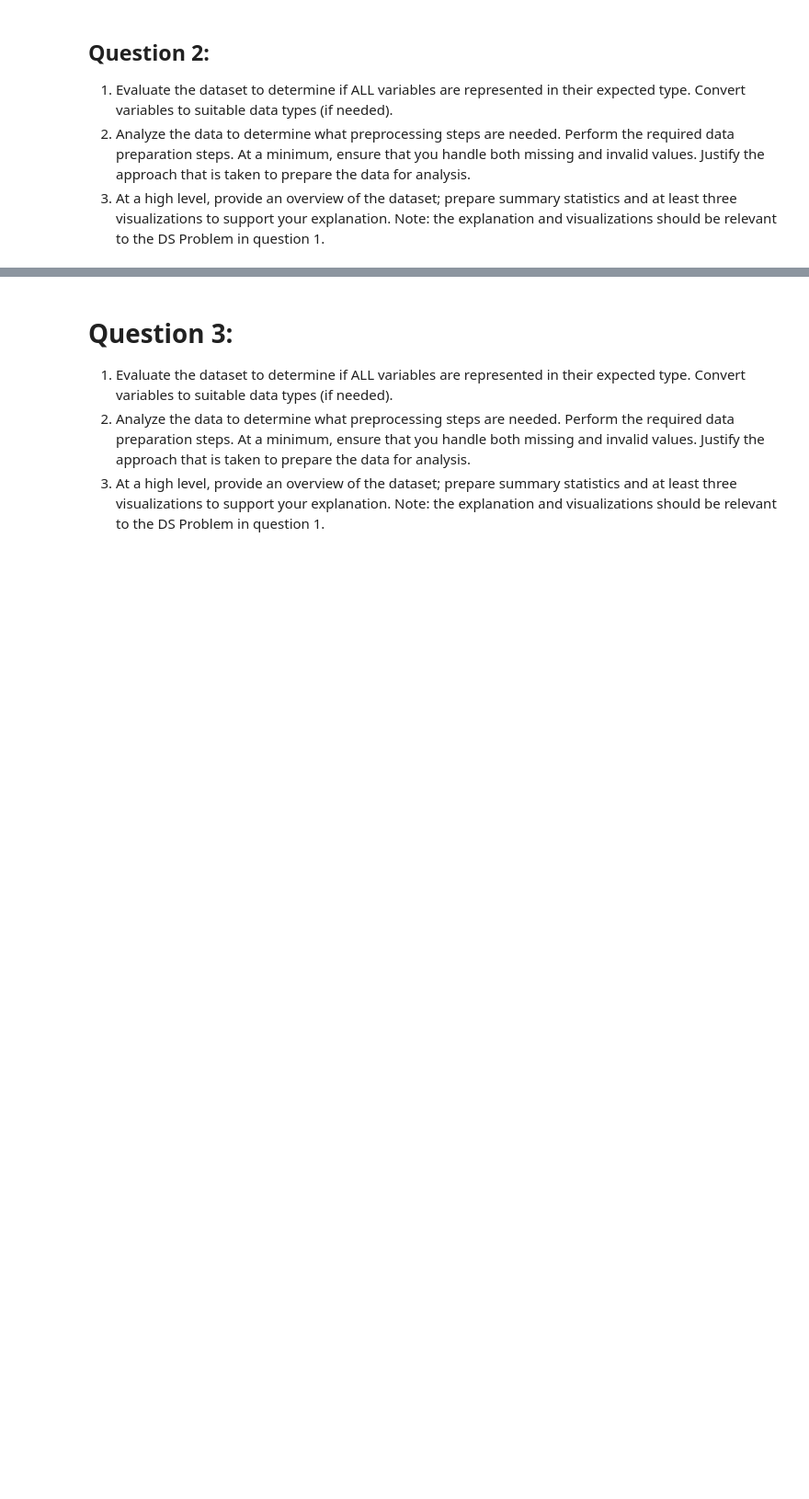
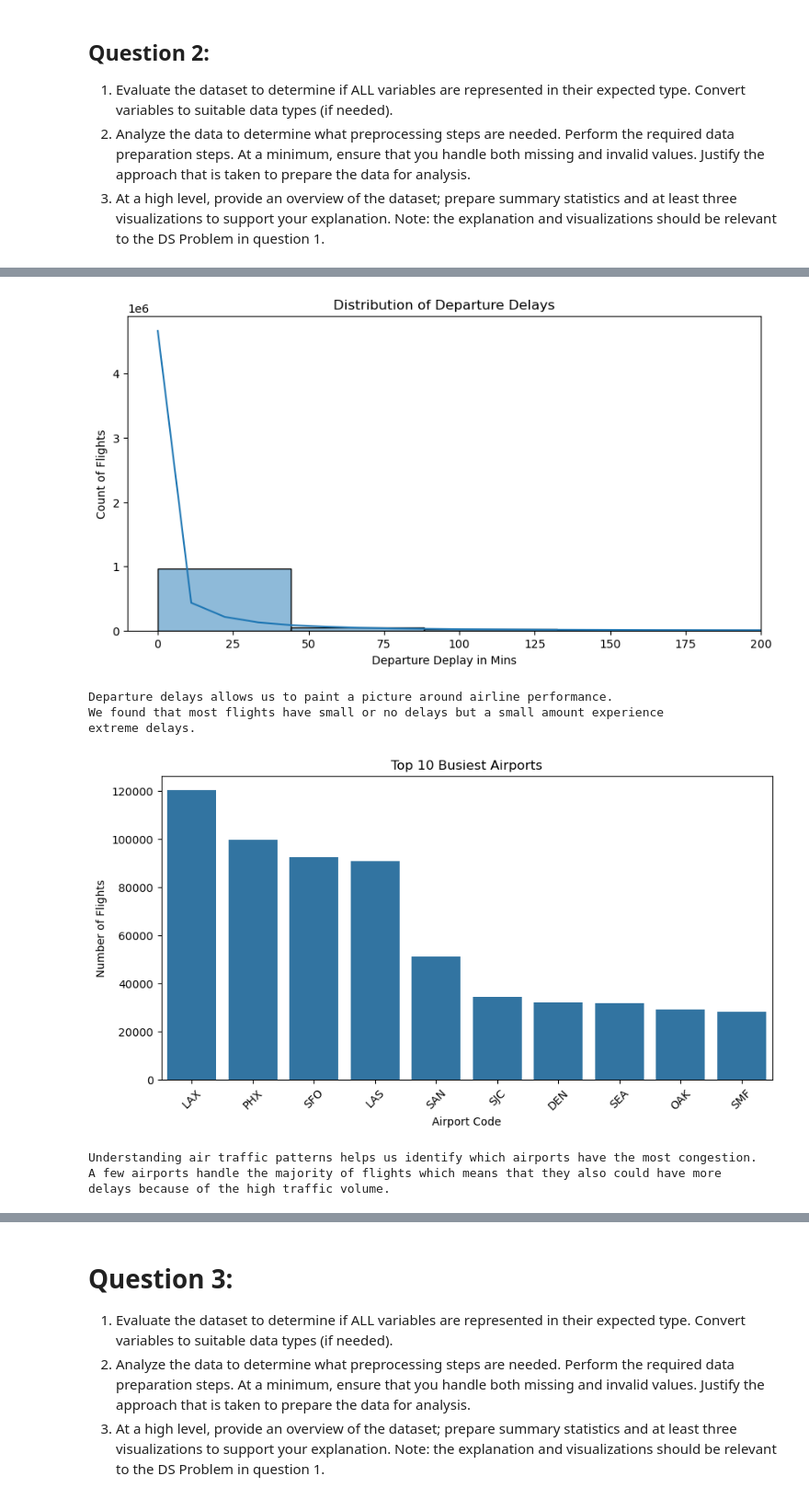
Before and after one commit to MatthewRTung/DS3000-Practicum-1, a Jupyter notebook: DS3000.Practicum1.ipynb, the cells around one changed output, grey strips where cells are left out. Shown: that part at 92% size. Cells and saved outputs as stored; diff of their text form; code cells hidden in the pictures; blank space fills up the shorter version.

```diff
--- a/DS3000.Practicum1.ipynb
+++ b/DS3000.Practicum1.ipynb
@@ -46,0 +47,2 @@ The problem that we have is about exploratory data analysis as well as inferenti
+# %%
+df = pd.read_csv("2019_ONTIME_REPORTING_FSW.csv")
@@ -46,0 +108,17 @@ The problem that we have is about exploratory data analysis as well as inferenti
+# %%
+#fill missing tail numbers with unknown
+df['TAIL_NUM'] = df['TAIL_NUM'].fillna('Unknown')
+
+#fill missing dep_depay and arr_depay with 0. I am assuming that there isn't any recorded delay
+df['DEP_DELAY'].fillna(0)
+df['ARR_DELAY'].fillna(0)
+
+#estimate missing elapsed_time using avg speed of 500 mph
+df['ELAPSED_TIME'].fillna((df['DISTANCE']/500) * 60)
+
+#missing times could mean the flight was cancelled
+df['CANCELED'] = df['DEP_TIME'].isnull()
+
+
+#check if missing values are being handled
+print(df.isnull().sum())
@@ -46,0 +153,61 @@ The problem that we have is about exploratory data analysis as well as inferenti
+# %%
+summary_stats = df.describe()
+
+#1: Distribution of Departure Delays
+plt.figure(figsize=(10, 5))
+sns.histplot(df['DEP_DELAY'], bins=50, kde=True)
+plt.xlim(-10, 200)
+plt.xlabel("Departure Deplay in Mins")
+plt.ylabel("Count of Flights")
+plt.title("Distribution of Departure Delays")
+plt.show()
+
+print("""
+Departure delays allows us to paint a picture around airline performance.
+We found that most flights have small or no delays but a small amount experience
+extreme delays.
+""")
+
+#2: Top 10 Busiest Airports by Flight Count
+top_airports = df['ORIGIN'].value_counts().head(10)
+plt.figure(figsize=(10, 5))
+sns.barplot(x=top_airports.index, y=top_airports.values)
+plt.xlabel("Airport Code")
+plt.ylabel("Number of Flights")
+plt.title("Top 10 Busiest Airports")
+plt.xticks(rotation=45)
+plt.show()
+
+print("""
+Understanding air traffic patterns helps us identify which airports have the most congestion.
+A few airports handle the majority of flights which means that they also could have more
+delays because of the high traffic volume.
+""")
+
+#3: Average Delay by Carrier
+avg_delay_by_carrier = df.groupby('CARRIER_CODE')['DEP_DELAY'].mean().sort_values(ascending=False)
+plt.figure(figsize=(10, 5))
+sns.barplot(x=avg_delay_by_carrier.index, y=avg_delay_by_carrier.values)
+plt.xlabel("Carrier Code")
+plt.ylabel("Average Departure Delay (minutes)")
+plt.title("Average Departure Delay by Carrier")
+plt.xticks(rotation=45)
+plt.show()
+
+print("""
+Some airlines are more pront to delays than others and we found that certain airlines have
+higher than average departure delays which could mean that there is congestion at the hubs
+or even inefficient operations.
+""")
+
+pd.options.display.float_format = '{:.3f}'.format
+print(df[['DEP_DELAY', 'ARR_DELAY', 'ELAPSED_TIME', 'DISTANCE']].describe().round(2))
+# %% [output]
+[figure, added]
+Departure delays allows us to paint a picture around airline performance.
+We found that most flights have small or no delays but a small amount experience
+extreme delays.
+[figure, added]
+Understanding air traffic patterns helps us identify which airports have the most congestion.
+A few airports handle the majority of flights which means that they also could have more
+delays because of the high traffic volume.
```
Also changed, not shown: parts of 10 cells of this notebook.
